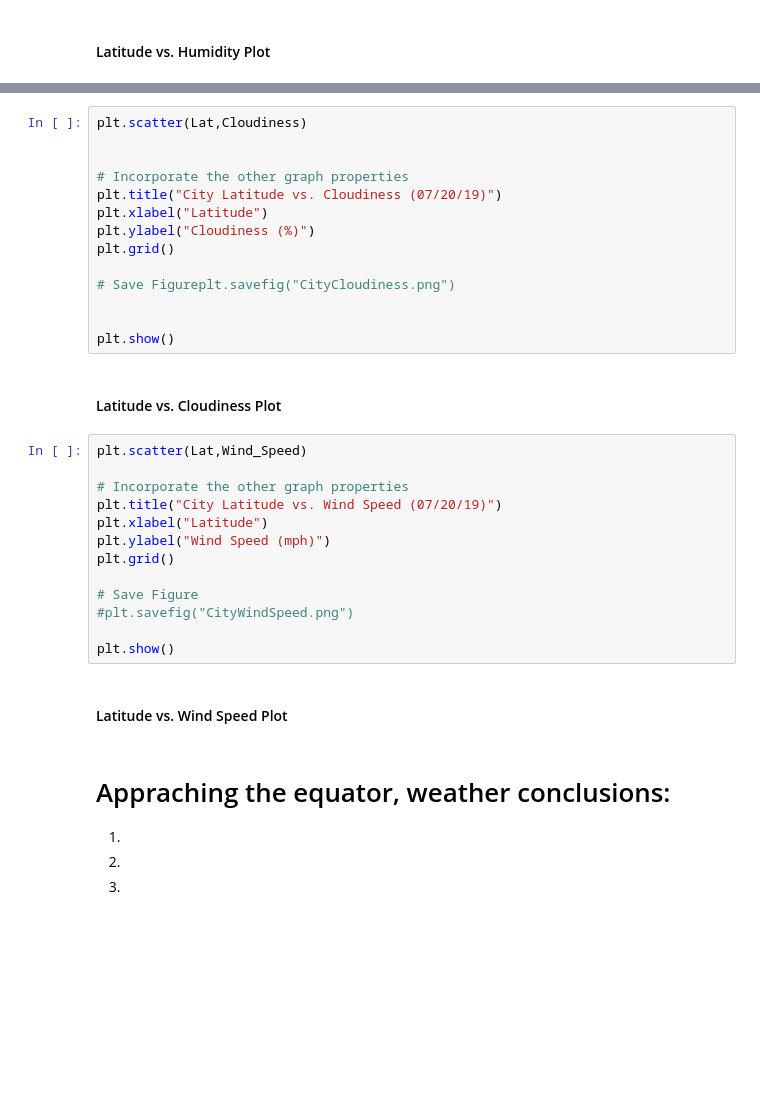
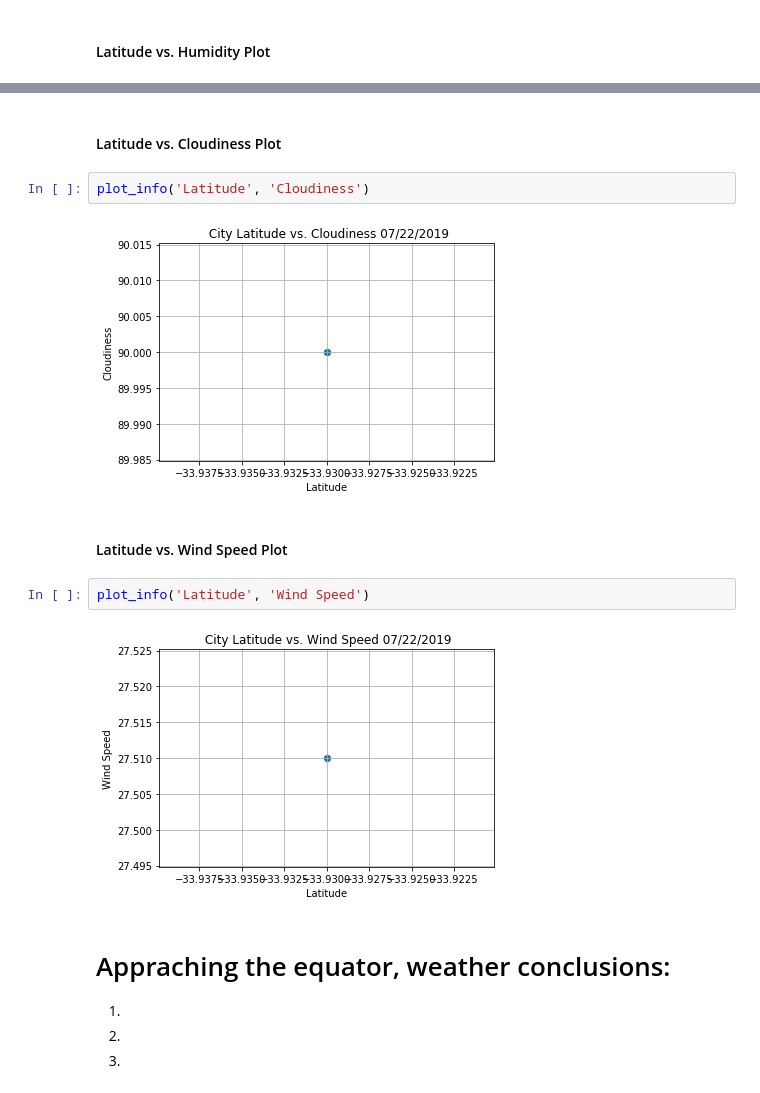
Before and after one commit to adfenelon/Fenelon_Data-Boot-Camp-Homework, a Jupyter notebook: Fenelon Homework/06-Python API/starter_code/WeatherPy.ipynb, the cells around one changed output, grey strips where cells are left out. Drawn from its saved outputs; the diff is of its cells as text; blank space fills up the shorter version.

```diff
--- a/Fenelon Homework/06-Python API/starter_code/WeatherPy.ipynb
+++ b/Fenelon Homework/06-Python API/starter_code/WeatherPy.ipynb
@@ -193,34 +176,15 @@ plt.show()
-# %%
-plt.scatter(Lat,Cloudiness)
-
-
-# Incorporate the other graph properties
-plt.title("City Latitude vs. Cloudiness (07/20/19)")
-plt.xlabel("Latitude")
-plt.ylabel("Cloudiness (%)")
-plt.grid()
-
-# Save Figureplt.savefig("CityCloudiness.png")
-
-
-plt.show()
 # %% [markdown]
 #### Latitude vs. Cloudiness Plot
-# %%
-plt.scatter(Lat,Wind_Speed)
-
-# Incorporate the other graph properties
-plt.title("City Latitude vs. Wind Speed (07/20/19)")
-plt.xlabel("Latitude")
-plt.ylabel("Wind Speed (mph)")
-plt.grid()
-
-# Save Figure
-#plt.savefig("CityWindSpeed.png")
-
-plt.show()
+# %%
+plot_info('Latitude', 'Cloudiness')
+# %% [output]
+[figure, added]
 # %% [markdown]
 #### Latitude vs. Wind Speed Plot
+# %%
+plot_info('Latitude', 'Wind Speed')
+# %% [output]
+[figure, added]
 # %% [markdown]
 # Appraching the equator, weather conclusions:
 
```
Also changed, not shown: parts of 15 cells of this notebook, 8 other files.
